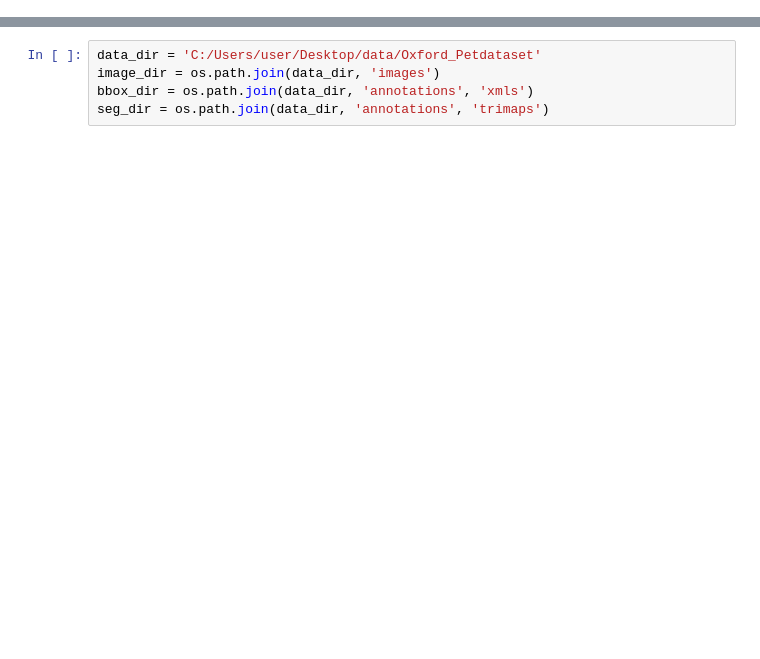
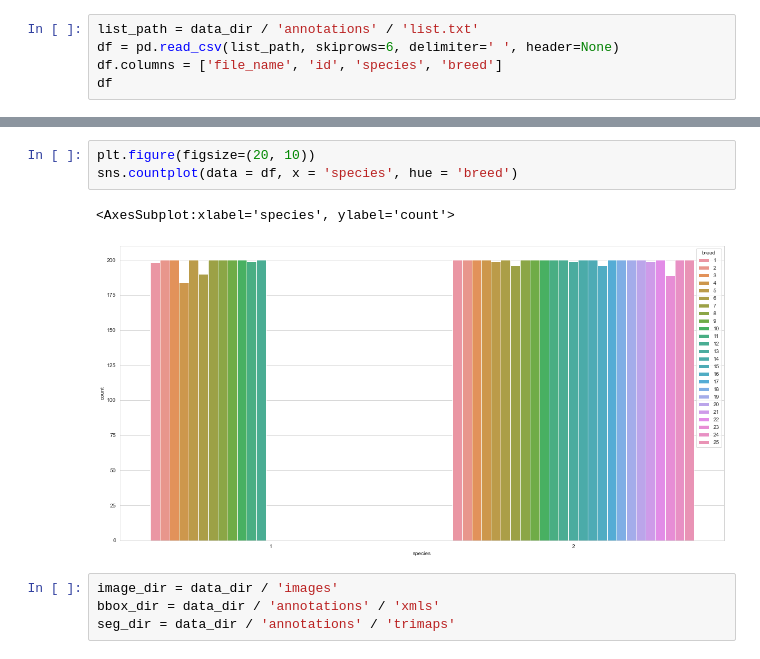
Before and after one commit to Daikoku1/DL_study, a Jupyter notebook: Oxford/data_EDA.ipynb, the cells around one changed output, grey strips where cells are left out. Cells and saved outputs as stored; diff of their text form; blank space fills up the shorter version.

```diff
--- a/Oxford/data_EDA.ipynb
+++ b/Oxford/data_EDA.ipynb
@@ -2,0 +9,5 @@ import os
+# %%
+list_path = data_dir / 'annotations' / 'list.txt'
+df = pd.read_csv(list_path, skiprows=6, delimiter=' ', header=None)
+df.columns = ['file_name', 'id', 'species', 'breed']
+df
@@ -3,5 +44,10 @@ import os
+# %%
+plt.figure(figsize=(20, 10))
+sns.countplot(data = df, x = 'species', hue = 'breed')
+# %% [output]
+<AxesSubplot:xlabel='species', ylabel='count'>
+[figure, added]
 # %%
-data_dir = 'C:/Users/user/Desktop/data/Oxford_Petdataset'
-image_dir = os.path.join(data_dir, 'images')
-bbox_dir = os.path.join(data_dir, 'annotations', 'xmls')
-seg_dir = os.path.join(data_dir, 'annotations', 'trimaps')
+image_dir = data_dir / 'images'
+bbox_dir = data_dir / 'annotations' / 'xmls'
+seg_dir = data_dir / 'annotations' / 'trimaps'
```
Also changed, not shown: parts of 28 cells of this notebook, 1 other file.
